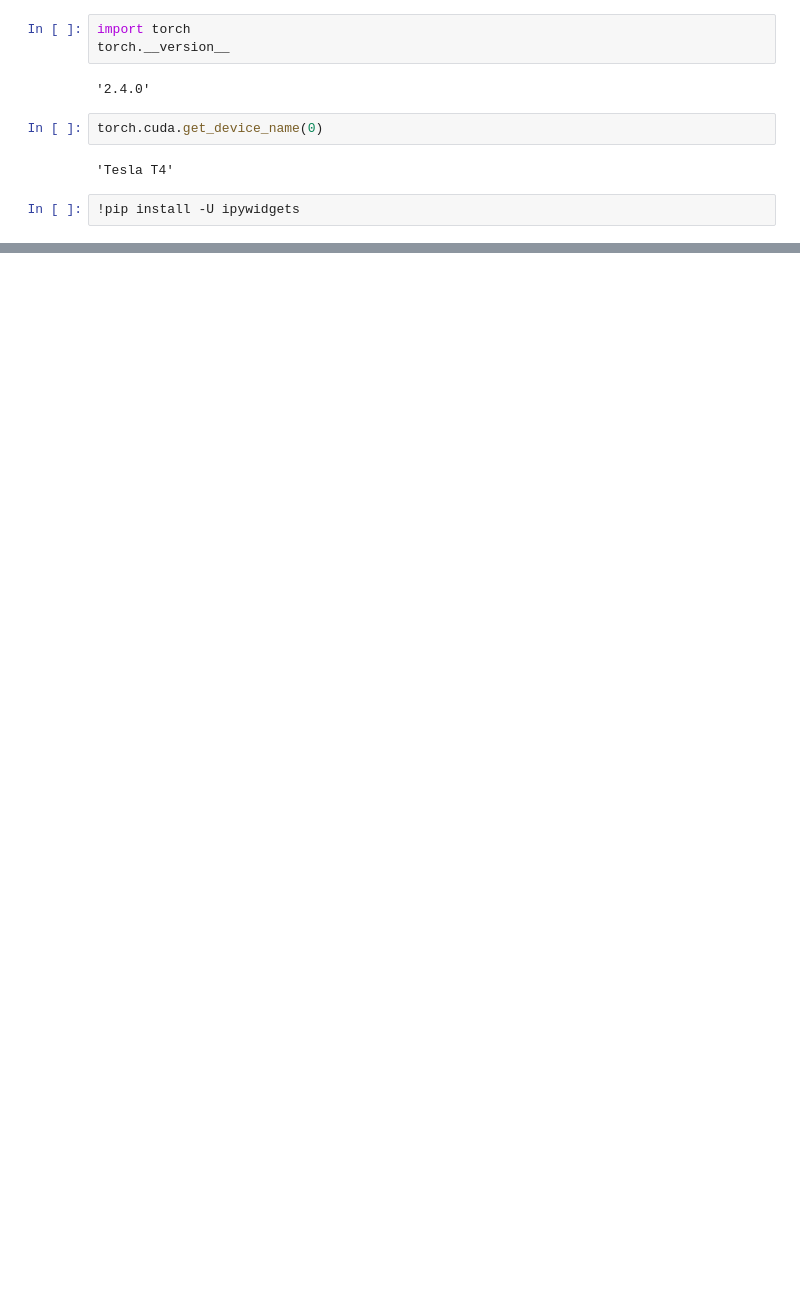
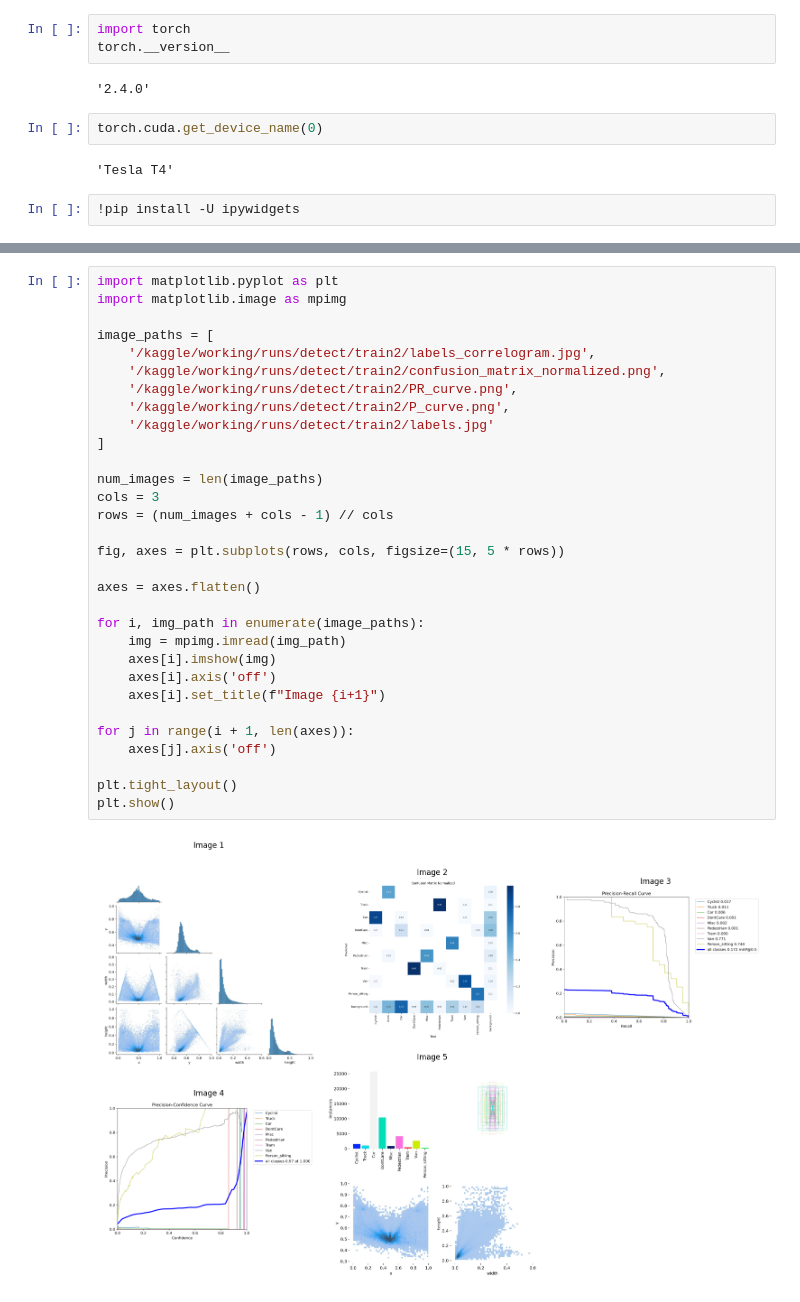
Before and after one commit to namanraiyani/VehicleDetectionWithYolo, a Jupyter notebook: vehicle-detection.ipynb, the cells around one changed output, grey strips where cells are left out. Drawn from its saved outputs; the diff is of its cells as text; blank space fills up the shorter version.

```diff
--- a/vehicle-detection.ipynb
+++ b/vehicle-detection.ipynb
@@ -84,0 +80,33 @@ Results saved
+# %%
+import matplotlib.pyplot as plt
+import matplotlib.image as mpimg
+
+image_paths = [
+    '/kaggle/working/runs/detect/train2/labels_correlogram.jpg',
+    '/kaggle/working/runs/detect/train2/confusion_matrix_normalized.png',
+    '/kaggle/working/runs/detect/train2/PR_curve.png',
+    '/kaggle/working/runs/detect/train2/P_curve.png',
+    '/kaggle/working/runs/detect/train2/labels.jpg'
+]
+
+num_images = len(image_paths)
+cols = 3
+rows = (num_images + cols - 1) // cols
+
+fig, axes = plt.subplots(rows, cols, figsize=(15, 5 * rows))
+
+axes = axes.flatten()
+
+for i, img_path in enumerate(image_paths):
+    img = mpimg.imread(img_path)
+    axes[i].imshow(img)
+    axes[i].axis('off')
+    axes[i].set_title(f"Image {i+1}")
+
+for j in range(i + 1, len(axes)):
+    axes[j].axis('off')
+
+plt.tight_layout()
+plt.show()
+# %% [output]
+[figure, added]
```
Also changed, not shown: parts of 10 cells of this notebook, 2 other files.
